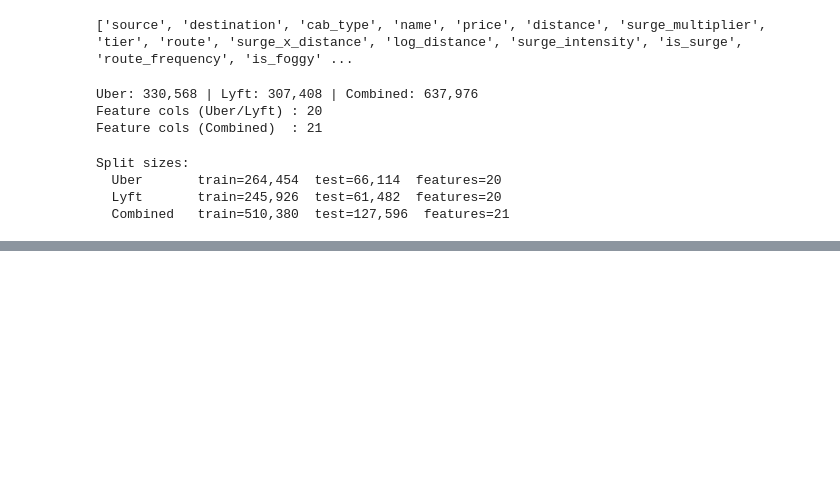
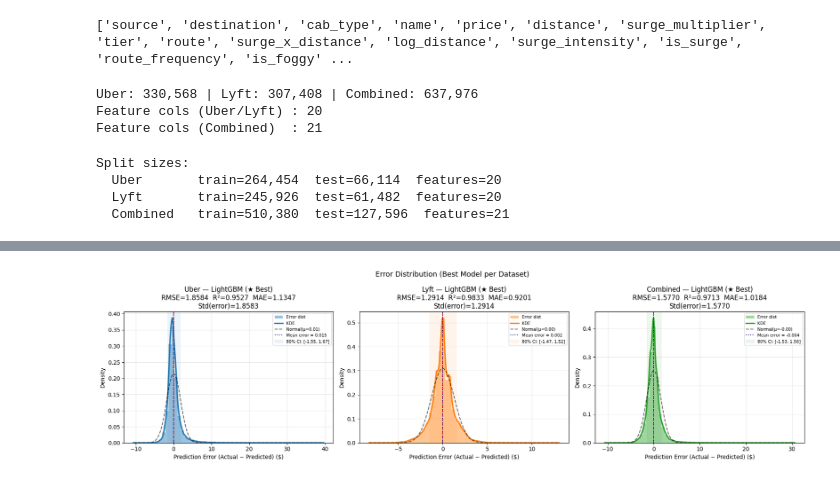
Before and after one commit to Bobbie-CPE38/cpe232-final-project, a Jupyter notebook: notebooks/train_best_fix_leak.ipynb, the cells around one changed output, grey strips where cells are left out. Drawn from its saved outputs; the diff is of its cells as text; code cells hidden in the pictures; blank space fills up the shorter version.

```diff
--- a/notebooks/train_best_fix_leak.ipynb
+++ b/notebooks/train_best_fix_leak.ipynb
@@ -621,8 +676,5 @@ plt.show()
 # %%
-# ════════════════════════════════════════════════════════════════
 # VISUALIZATION 3: Error Distribution (Best models only)
-# — shows bias (mean != 0?), symmetry, fat-tail
-# ════════════════════════════════════════════════════════════════
 
 fig, axes = plt.subplots(1, 3, figsize=(18, 5))
 ds_list = ['Uber', 'Lyft', 'Combined']
@@ -640,32 +692,35 @@ for ax, ds_name, color in zip(axes, ds_list, palette):
     try:
         from scipy.stats import norm, gaussian_kde
         kde = gaussian_kde(errors, bw_method='scott')
         x_range = np.linspace(errors.min(), errors.max(), 300)
         ax.plot(x_range, kde(x_range), color=color, lw=2.5, label='KDE')
 
         # Normal reference line
         mu, sigma = errors.mean(), errors.std()
         ax.plot(x_range, norm.pdf(x_range, mu, sigma), 'k--', lw=1.5, alpha=0.6, label=f'Normal(μ={mu:.2f})')
     except ImportError:
         pass
 
     ax.axvline(0, color='red', lw=1.5, linestyle='--', alpha=0.8)
     ax.axvline(errors.mean(), color='darkblue', lw=1.5, linestyle=':', alpha=0.9,
                label=f'Mean error = {errors.mean():.3f}')
 
     # 80% interval band
     p10, p90 = np.percentile(errors, 10), np.percentile(errors, 90)
     ax.axvspan(p10, p90, alpha=0.08, color=color, label=f'80% CI: [{p10:.2f}, {p90:.2f}]')
 
     ax.set_xlabel('Prediction Error (Actual − Predicted) ($)')
     ax.set_ylabel('Density')
     ax.set_title(f'{ds_name} — {best_name} (★ Best)\n'
                  f'RMSE={data["rmse"]:.4f}  R²={data["r2"]:.4f}  MAE={data["mae"]:.4f}\n'
                  f'Std(error)={errors.std():.4f}')
     ax.legend(fontsize=7.5)
     ax.grid(alpha=0.3)
 
-plt.suptitle('Obj 2 — Error Distribution (Best Model per Dataset)',fontsize=13)
+plt.suptitle('Error Distribution (Best Model per Dataset)',fontsize=13)
 plt.tight_layout()
+plt.savefig('error_distribution.png', dpi=150, bbox_inches='tight')
 plt.show()
+# %% [output]
+[figure, added]
 # %%
```
Also changed, not shown: parts of 11 cells of this notebook, 11 other files.
